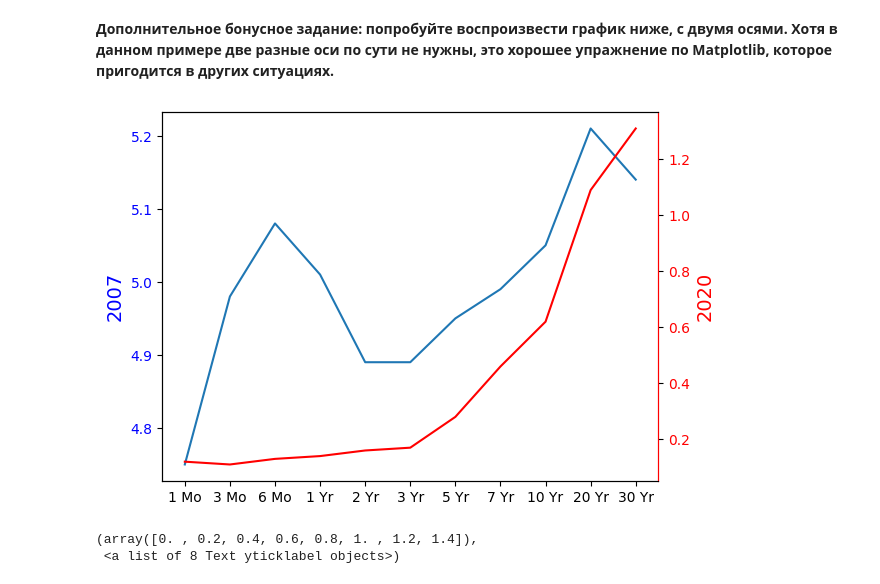
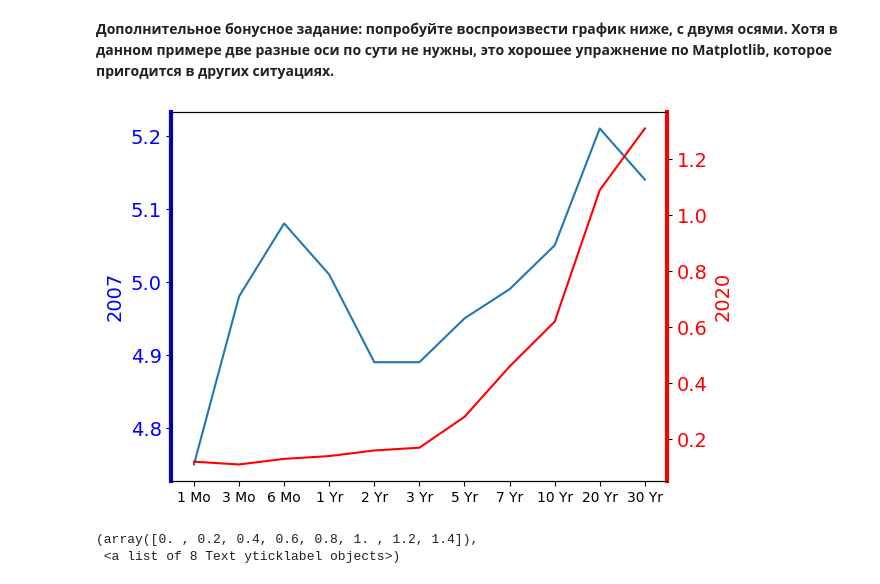
Before and after one commit to giulerg/IBM-labs, a Jupyter notebook: 04-Matplotlib Exercises.ipynb, the cells around one changed output. Drawn from its saved outputs; the diff is of its cells as text; code cells hidden in the pictures.

```diff
--- a/04-Matplotlib Exercises.ipynb
+++ b/04-Matplotlib Exercises.ipynb
@@ -198,21 +198,27 @@ plt.show()
 # %%
 # ПИШИТЕ ВАШ КОД ЗДЕСЬ
 
 fig,axes = plt.subplots()
+plt.yticks(fontsize=14)
 axes_new = axes.twinx()
+
 axes.plot(labels, july16_2007)
 axes.set_ylabel(ylabel='2007', color='blue', fontsize=14)
-axes.spines['right'].set_color('red')
+axes.spines['left'].set_color('blue')
+axes.spines['left'].set_linewidth(3)
 for label in axes.get_yticklabels():
     label.set_color("blue")
 
+
 axes_new.plot(labels, july16_2020, color='red')
+plt.yticks(fontsize=14)
 axes_new.set_ylabel(ylabel='2020', color='red', fontsize=14)
 axes_new.spines['right'].set_color('red')
+axes_new.spines['right'].set_linewidth(3)
 for label in axes_new.get_yticklabels():
     label.set_color("red")
 # %% [output]
-[figure, old version]
+[figure, new version]
 # %%
 # НЕ ЗАПУСКАЙТЕ ЯЧЕЙКУ НИЖЕ, ИНАЧЕ ГРАФИК ИСЧЕЗНЕТ!
 # %%
```
